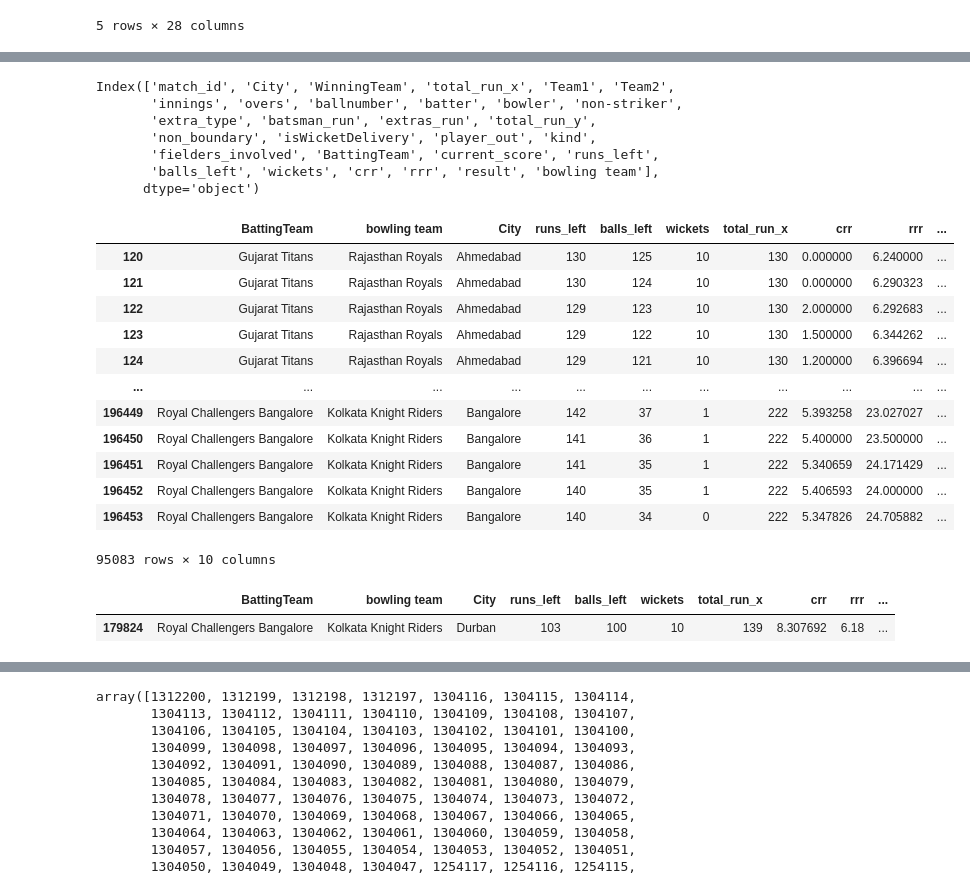
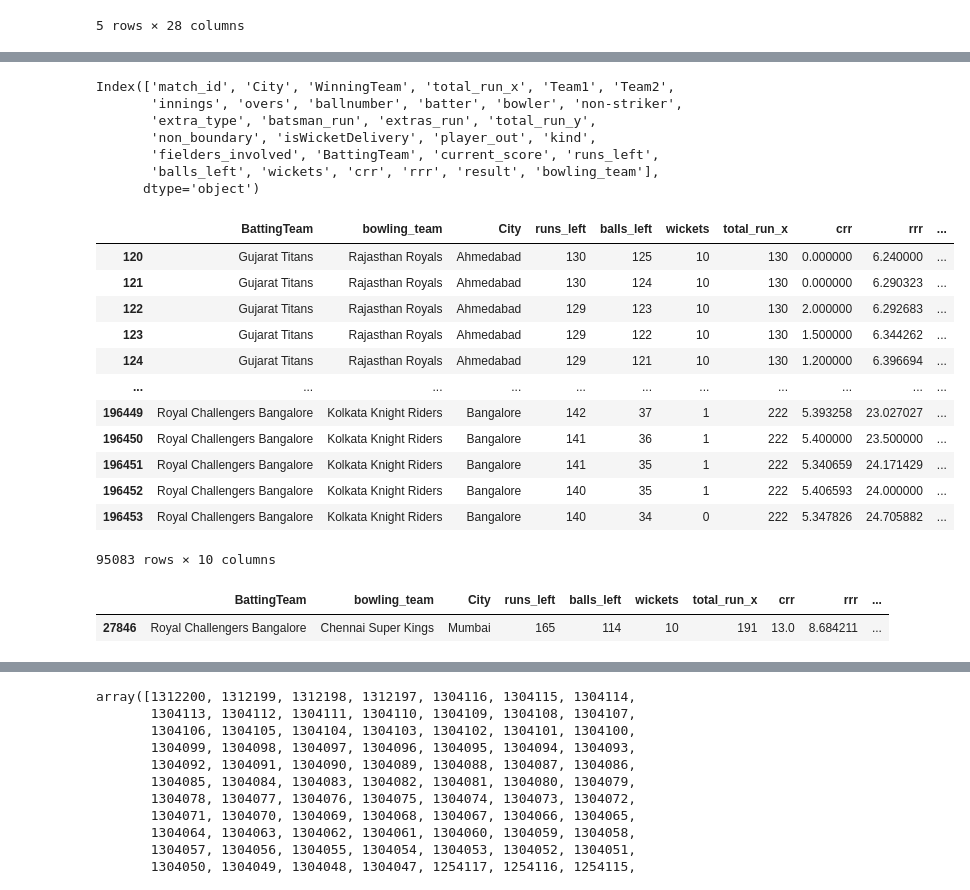
Before and after one commit to anshulkamboj007/mlprojectipl, a Jupyter notebook: ml_ipl_predict.ipynb, the cells around one changed output, grey strips where cells are left out. Saved outputs shown, nothing was run; the diff lists cells and outputs as text; code cells hidden in the pictures.

```diff
--- a/ml_ipl_predict.ipynb
+++ b/ml_ipl_predict.ipynb
@@ -276,7 +276,7 @@ def bowling(row):
     row['BowlingTeam']=row['Team1']
   return row['BowlingTeam']
 # %%
-delivery_df['bowling team']=delivery_df.apply(bowling,axis=1)
+delivery_df['bowling_team']=delivery_df.apply(bowling,axis=1)
 # %%
 delivery_df.columns
 # %% [output]
@@ -285,13 +285,13 @@ Index(['match_id', 'City', 'WinningTeam', 'total_run_x', 'Team1', 'Team2',
        'extra_type', 'batsman_run', 'extras_run', 'total_run_y',
        'non_boundary', 'isWicketDelivery', 'player_out', 'kind',
        'fielders_involved', 'BattingTeam', 'current_score', 'runs_left',
-       'balls_left', 'wickets', 'crr', 'rrr', 'result', 'bowling team'],
+       'balls_left', 'wickets', 'crr', 'rrr', 'result', 'bowling_team'],
       dtype='object')
 # %%
-final_df = delivery_df[['BattingTeam' , 'bowling team' , 'City' , 'runs_left' , 'balls_left' , 'wickets' , 'total_run_x' , 'crr' , 'rrr' , 'result' ]]
+final_df = delivery_df[['BattingTeam' , 'bowling_team' , 'City' , 'runs_left' , 'balls_left' , 'wickets' , 'total_run_x' , 'crr' , 'rrr' , 'result' ]]
 final_df
 # %% [output]
-|  | BattingTeam | bowling team | City | runs_left | balls_left | wickets | total_run_x | crr | rrr | ... |
+|  | BattingTeam | bowling_team | City | runs_left | balls_left | wickets | total_run_x | crr | rrr | ... |
 | 120 | Gujarat Titans | Rajasthan Royals | Ahmedabad | 130 | 125 | 10 | 130 | 0.000000 | 6.240000 | ... |
 | 121 | Gujarat Titans | Rajasthan Royals | Ahmedabad | 130 | 124 | 10 | 130 | 0.000000 | 6.290323 | ... |
 | 122 | Gujarat Titans | Rajasthan Royals | Ahmedabad | 129 | 123 | 10 | 130 | 2.000000 | 6.292683 | ... |
@@ -309,8 +309,8 @@ final_df = final_df.sample(final_df.shape[0])
 # %%
 final_df.sample()
 # %% [output]
-|  | BattingTeam | bowling team | City | runs_left | balls_left | wickets | total_run_x | crr | rrr | ... |
-| 179824 | Royal Challengers Bangalore | Kolkata Knight Riders | Durban | 103 | 100 | 10 | 139 | 8.307692 | 6.18 | ... |
+|  | BattingTeam | bowling_team | City | runs_left | balls_left | wickets | total_run_x | crr | rrr | ... |
+| 27846 | Royal Challengers Bangalore | Chennai Super Kings | Mumbai | 165 | 114 | 10 | 191 | 13.0 | 8.684211 | ... |
 # %%
 final_df.dropna(inplace=True)
 # %%
```
Also changed, not shown: parts of 9 cells of this notebook.
